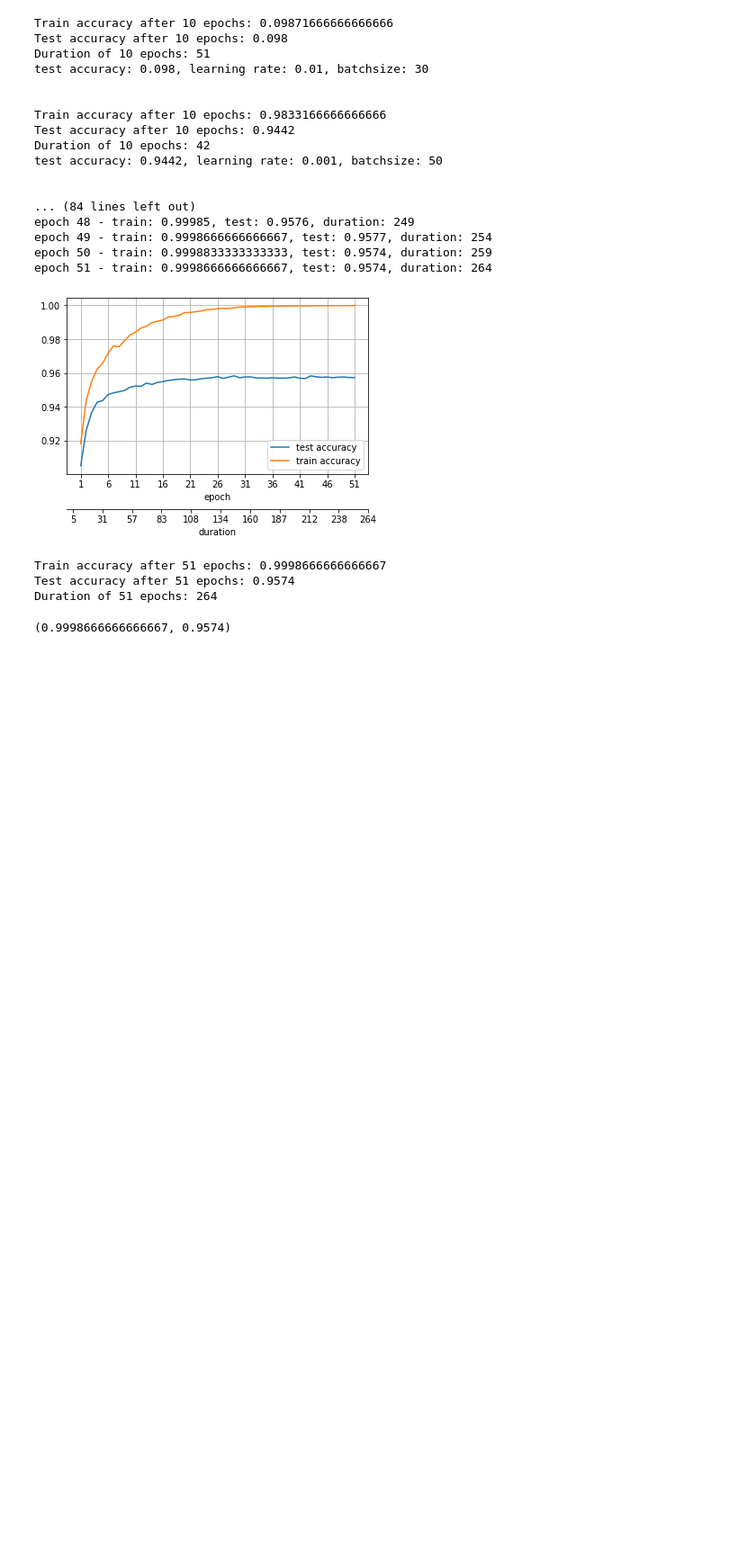
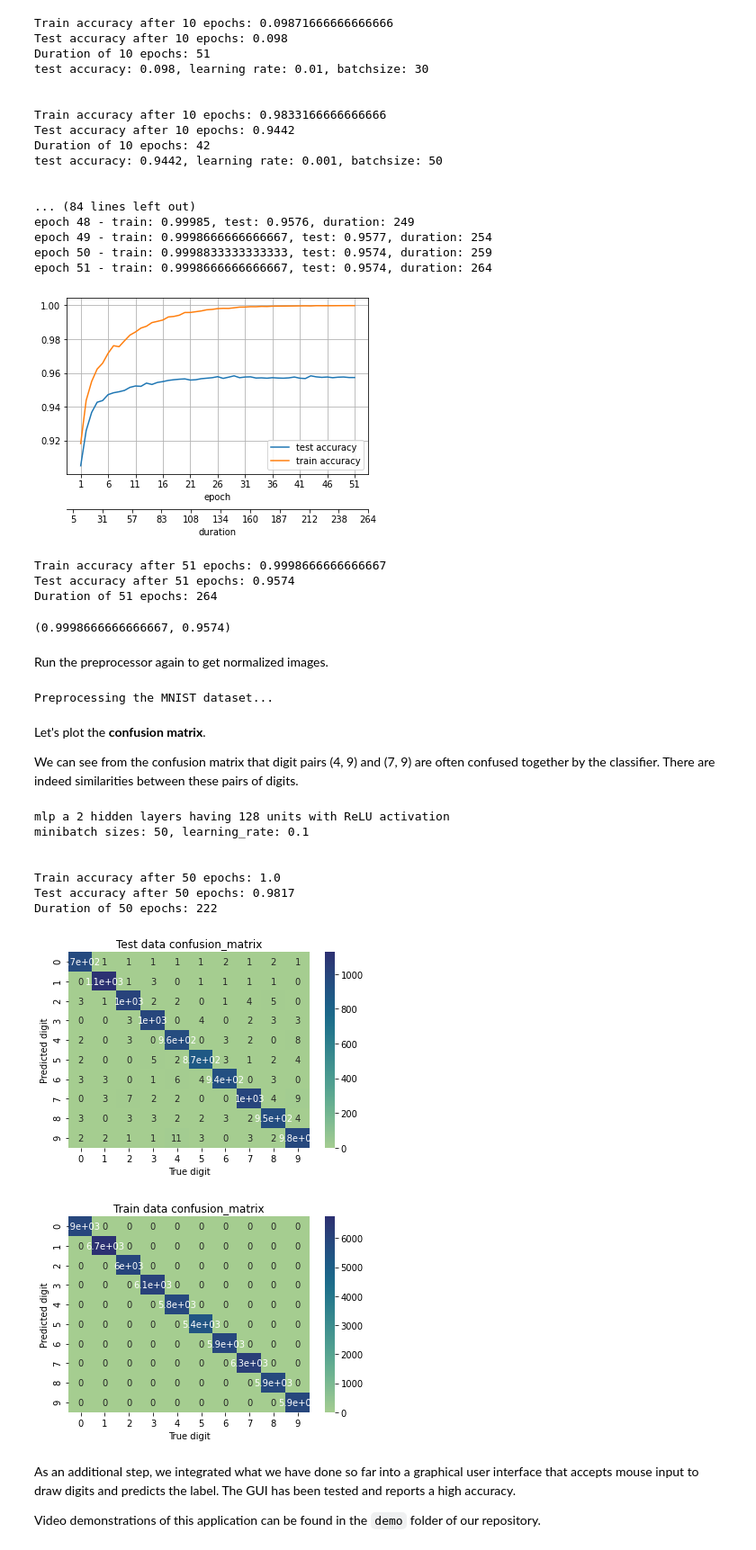
Before and after one commit to YazdanZ/MNIST-MLP-Handwritten_Digit_Classification, a Jupyter notebook: src/COMP551_Project3.ipynb, the cells around one changed output. Shown at 90% size. Cells and saved outputs as stored; diff of their text form; code cells hidden in the pictures; blank space fills up the shorter version.

```diff
--- a/src/COMP551_Project3.ipynb
+++ b/src/COMP551_Project3.ipynb
@@ -942,3 +979,51 @@ Train accuracy after 51 epochs: 0.9998666666666667
 Test accuracy after 51 epochs: 0.9574
 Duration of 51 epochs: 264
 (0.9998666666666667, 0.9574)
+# %%
+def model_confusion_matrix(mlp, epochs, bs):
+    test_prediction, train_prediction = test_mlp_model(
+        mlp, epochs, bs, print_lists=False, plot=False, get_predictions=True
+    )
+    plot_confusion_matrix(
+        y_test, test_prediction, "Test data confusion_matrix"
+    )
+    plot_confusion_matrix(
+        y_train, train_prediction, "Train data confusion_matrix"
+    )
+# %% [markdown]
+Run the preprocessor again to get normalized images.
+# %%
+preproc = preprocessing(
+    dataset=tf.keras.datasets.mnist.load_data(),
+    symetric_dataset=True,
+    dimension_reduction=False,
+    data_whitening=False,
+    normalize=True,
+)
+X_train, y_train, X_test, y_test = preproc.preprocess_mnist()
+# %% [output]
+Preprocessing the MNIST dataset...
+# %% [markdown]
+Let's plot the **confusion matrix**.
+
+We can see from the confusion matrix that digit pairs (4, 9) and (7, 9) are often confused together by the classifier. There are indeed similarities between these pairs of digits.
+# %%
+print("\n\nmlp a 2 hidden layers having 128 units with ReLU activation")
+lr, bs = 0.1, 50
+print(f"minibatch sizes: {bs}, learning_rate: {lr}")
+mlp = MLP(ReLU, X_train.shape[1], [128, 128], lr=lr)
+model_confusion_matrix(mlp, 50, bs)
+# %% [output]
+mlp a 2 hidden layers having 128 units with ReLU activation
+minibatch sizes: 50, learning_rate: 0.1
+
+
+Train accuracy after 50 epochs: 1.0
+Test accuracy after 50 epochs: 0.9817
+Duration of 50 epochs: 222
+[figure, added]
+[figure, added]
+# %% [markdown]
+As an additional step, we integrated what we have done so far into a graphical user interface that accepts mouse input to draw digits and predicts the label. The GUI has been tested and reports a high accuracy.
+
+Video demonstrations of this application can be found in the `demo` folder of our repository.
```
Also changed, not shown: parts of 30 cells of this notebook, 1 other file.
